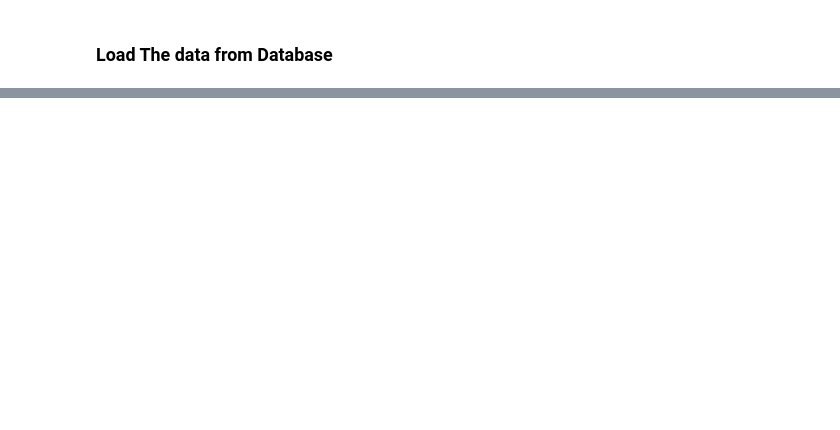
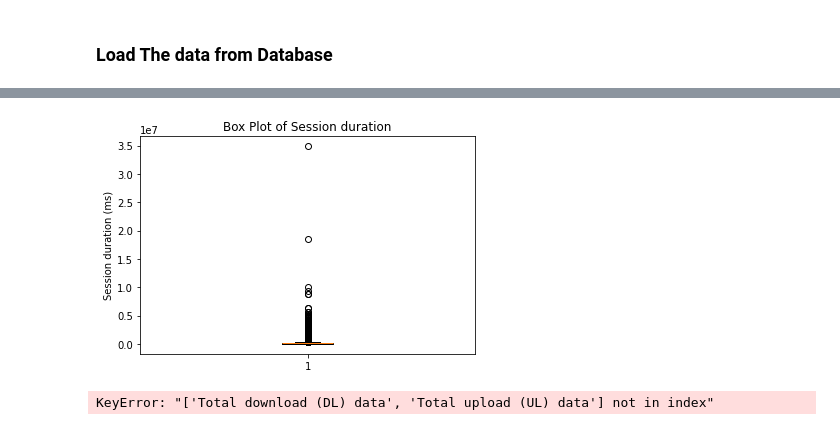
Before and after one commit to Xmuluneh/tenx_week_one, a Jupyter notebook: notebook/user_overview_analysis.ipynb, the cells around one changed output, grey strips where cells are left out. Saved outputs shown, nothing was run; the diff lists cells and outputs as text; code cells hidden in the pictures; blank space fills up the shorter version.

```diff
--- a/notebook/user_overview_analysis.ipynb
+++ b/notebook/user_overview_analysis.ipynb
@@ -243,0 +238,2 @@ Name: MSISDN/Number, dtype: int64
+# %%
+user_aggregated_data['Session duration (s)'] = user_aggregated_data['Dur. (ms)'] / 1000
@@ -243,0 +332,18 @@ Name: MSISDN/Number, dtype: int64
+# %%
+# Plot box plot for 'Session duration'
+plt.boxplot(user_aggregated_data['Dur. (ms)'])
+plt.title('Box Plot of Session duration')
+plt.ylabel('Session duration (ms)')
+plt.show()
+# %% [output]
+[figure, added]
+# %%
+correlation_matrix = user_aggregated_data[['Social Media DL (Bytes)', 'Youtube DL (Bytes)', 'Netflix DL (Bytes)', 'Google DL (Bytes)', 'Email DL (Bytes)', 'Gaming DL (Bytes)', 'Other DL (Bytes)', 'Total download (DL) data', 'Total upload (UL) data']].corr()
+
+# Plot the correlation matrix
+
+sns.heatmap(correlation_matrix, annot=True, cmap='coolwarm', fmt=".2f", linewidths=.5)
+plt.title('Correlation Matrix')
+plt.show()
+# %% [output]
+KeyError: "['Total download (DL) data', 'Total upload (UL) data'] not in index"
```
Also changed, not shown: parts of 64 cells of this notebook, 7 other files.
